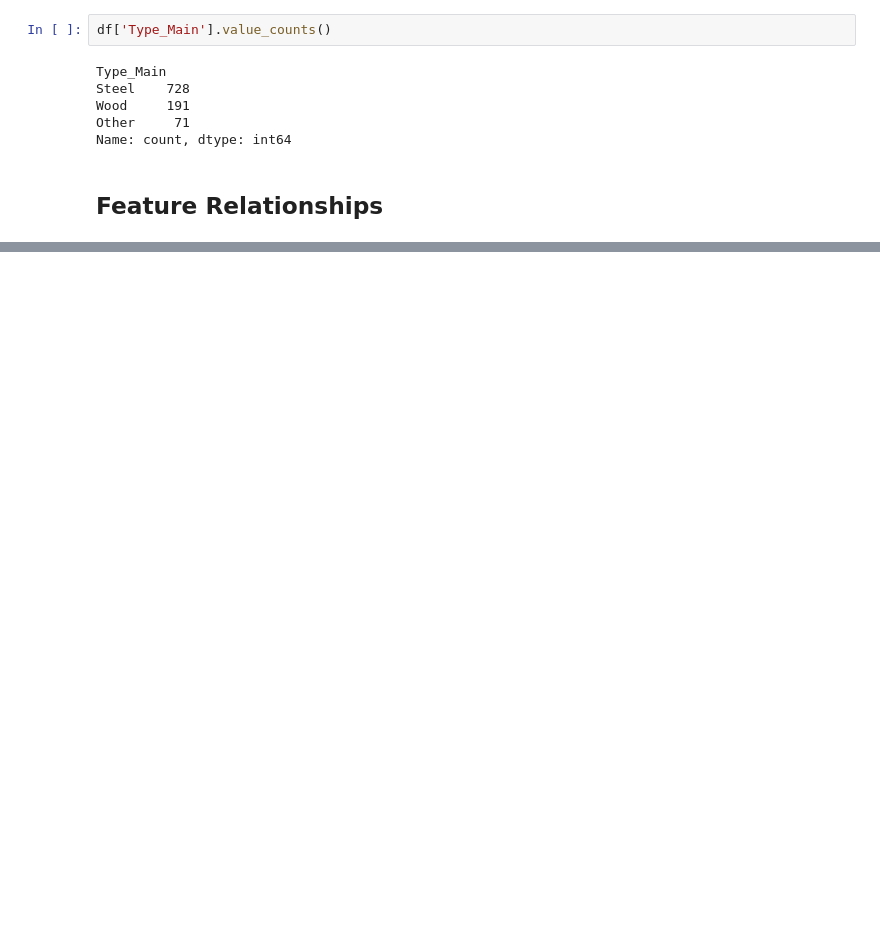
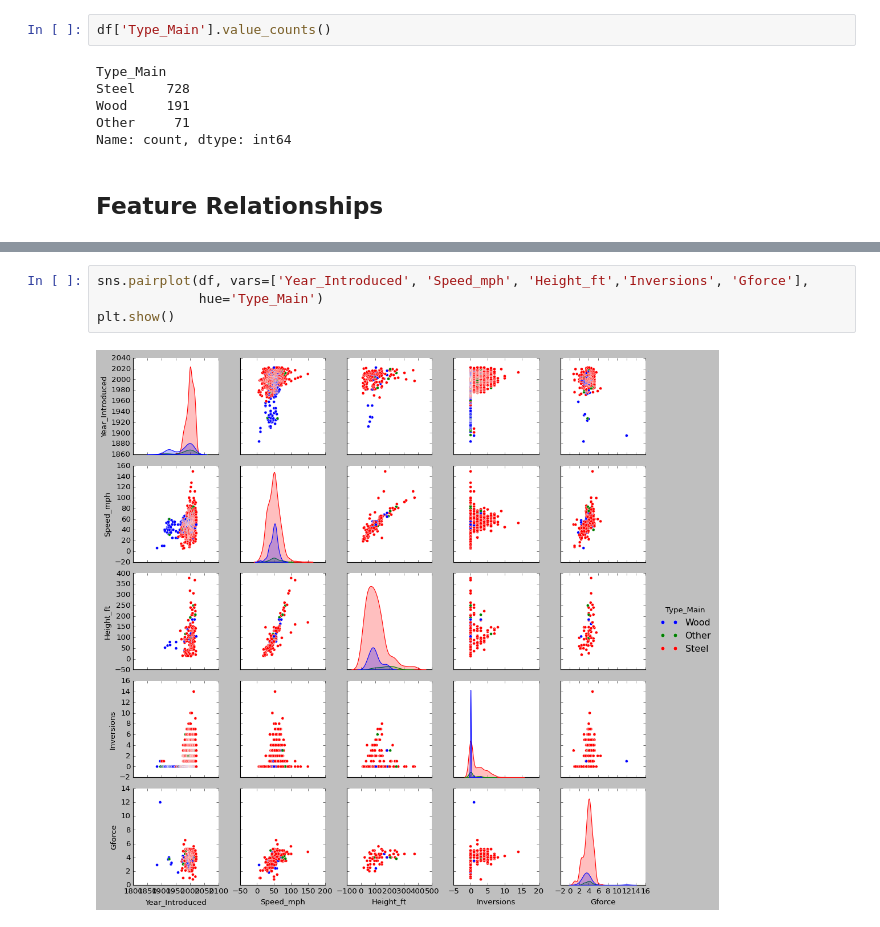
Before and after one commit to krasigarev/Exploratory-Data-Analysis-in-Pandas, a Jupyter notebook: EDA_project_2.ipynb, the cells around one changed output, grey strips where cells are left out. Drawn from its saved outputs; the diff is of its cells as text; blank space fills up the shorter version.

```diff
--- a/EDA_project_2.ipynb
+++ b/EDA_project_2.ipynb
@@ -275,0 +298,6 @@ Name: count, dtype: int64
+# %%
+sns.pairplot(df, vars=['Year_Introduced', 'Speed_mph', 'Height_ft','Inversions', 'Gforce'],
+             hue='Type_Main')
+plt.show()
+# %% [output]
+[figure, added]
```
Also changed, not shown: parts of 12 cells of this notebook.
